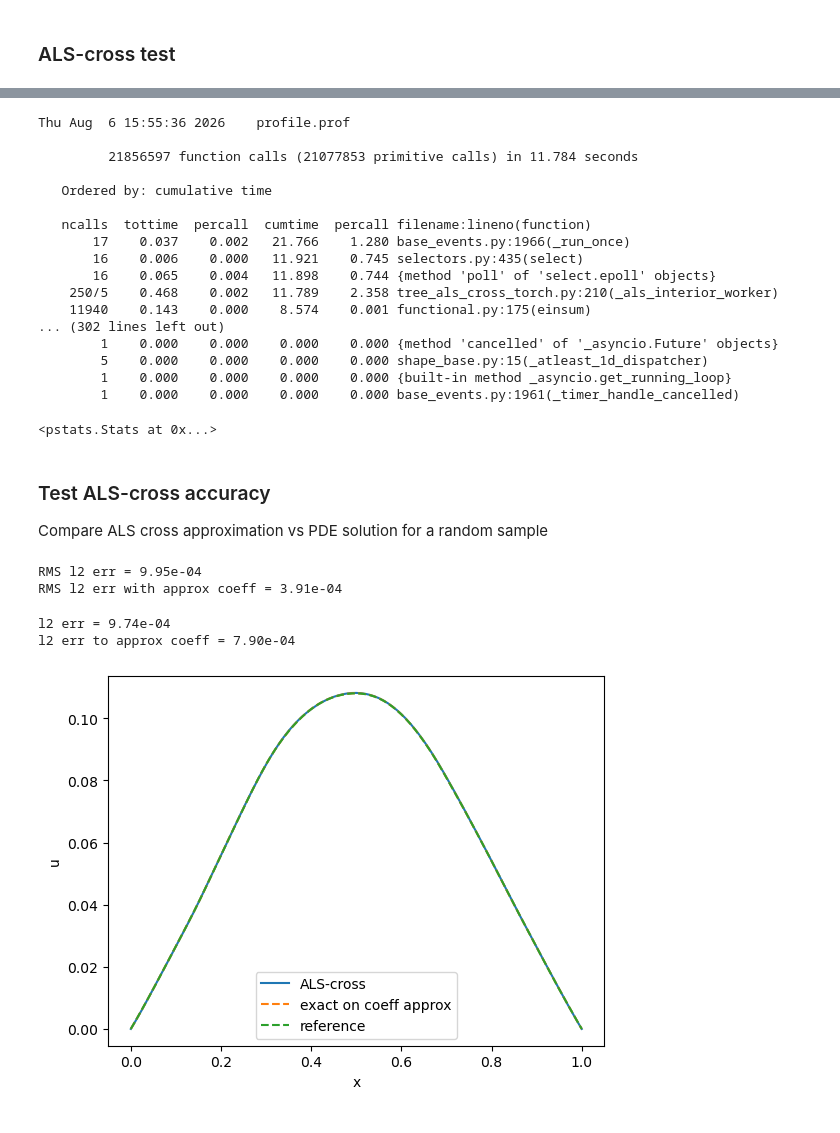
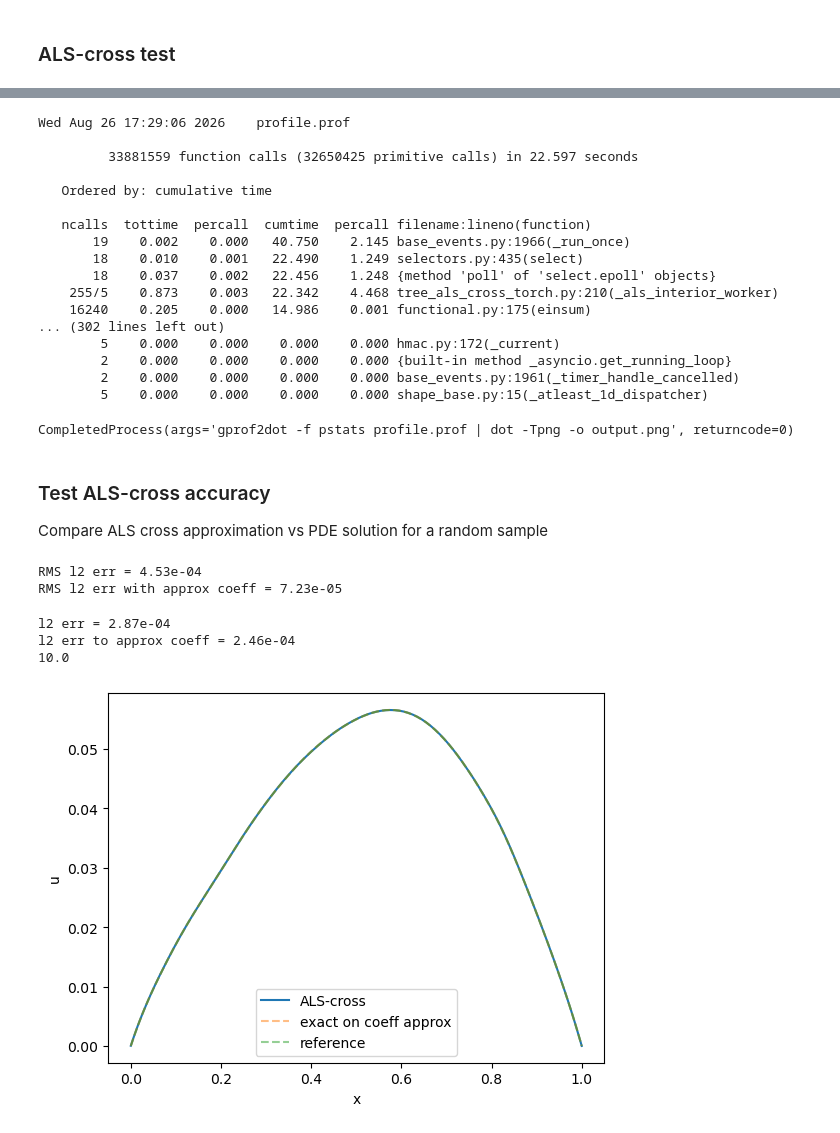
Before and after one commit to huberbenno/TT-IRT, a Jupyter notebook: python/htucker/tree_als_cross_torch_test.ipynb, the cells around one changed output, grey strips where cells are left out. Drawn from its saved outputs; the diff is of its cells as text; code cells hidden in the pictures.

```diff
--- a/python/htucker/tree_als_cross_torch_test.ipynb
+++ b/python/htucker/tree_als_cross_torch_test.ipynb
@@ -117,7 +117,7 @@ Solve the PDE using P1 finite elements for a random parameter
 Nx = 200    # spatial resolution
 Ny = 5       # parameter resolution
 n_a_param = 50 # number of parameters for diffusion coeff
-n_param = n_a_param
+n_param = n_a_param + 1
 offset = 3   # parameter mean
 var = 4       # 'variance' of the parameters
 v_min, v_max = -10, 10
@@ -126,8 +126,8 @@ v_min, v_max = -10, 10
 rng = np.random.default_rng()
 y = rng.uniform(0, Ny-1, n_a_param)
 v = rng.uniform(v_min, v_max)
-# X = np.hstack([np.arange(Nx).reshape((-1,1)), np.zeros((Nx,1)), np.tile(y, [Nx,1])])
-X = np.hstack([np.arange(Nx).reshape((-1,1)), np.tile(y, [Nx,1])])
+X = np.hstack([np.arange(Nx).reshape((-1,1)), np.zeros((Nx,1)), np.tile(y, [Nx,1])])
+# X = np.hstack([np.arange(Nx).reshape((-1,1)), np.tile(y, [Nx,1])])
 
 cfun = diffusion_coeff(Nx, Ny, offset, var)
 
@@ -135,8 +135,8 @@ C_true = cfun(X)
 
 PDE_fun = SimplePDE(Nx)
 
-U = PDE_fun.solve([[C_true.reshape(-1,1), np.ones((1,1))], [np.ones((1,1))]])
-# U = PDE_fun.solve([[C_true.reshape(-1,1), v * np.ones((1,1)), np.ones((1,1))], [np.ones((1,1))]])
+# U = PDE_fun.solve([[C_true.reshape(-1,1), np.ones((1,1))], [np.ones((1,1))]])
+U = PDE_fun.solve([[C_true.reshape(-1,1), v * np.ones((1,1)), np.ones((1,1))], [np.ones((1,1))]])
 U = np.ravel(U[0])
 
 fig, ax = plt.subplots()
@@ -237,8 +237,8 @@ RMS l2 err = 4.54e-02
 # %%
 # tensor for convection
 C_v = TreeBasedTensor.ones(tree, (1,) + param_shape, dtype=torch.float64)
-C_v.cores[C_v.tree.dim2leaf(1)] = np.linspace(v_min,v_max, Ny).reshape(-1,1)
-C_v.cores[C_v.tree.dim2leaf(1)] = np.zeros(Ny).reshape(-1,1)
+C_v.cores[C_v.tree.dim2leaf(1)] = torch.linspace(v_min,v_max, Ny, dtype=torch.float64).reshape(-1,1)
+# C_v.cores[C_v.tree.dim2leaf(1)] = torch.zeros(Ny, dtype=torch.float64).reshape(-1,1)
 
 # helper tensor that is constant 1
 C_const = TreeBasedTensor.ones(tree, (1,) + param_shape, dtype=torch.float64)
@@ -250,16 +250,16 @@ from tree_als_cross_torch import TreeALSCross
 import cProfile
 
 test = TreeALSCross(
-  [C_a, C_const],
+  [C_a, C_v, C_const],
   [C_const],
   PDE_fun,
   rinit=0,
   verbose=1,
-  kickrank=5
+  kickrank=10
   )
 
-stats = cProfile.run('test.run(n_iter=5)', 'profile.prof')
-# test.run(n_iter=3)
+# stats = cProfile.run('test.run(n_iter=5)', 'profile.prof')
+test.run(n_iter=3)
 
 u = test.get_tensor()
 # %% [output]
@@ -277,27 +277,29 @@ Init finished
 # %%
 import pstats
 from pstats import SortKey
+import subprocess
 p = pstats.Stats('profile.prof')
 p.strip_dirs().sort_stats('cumtime').print_stats()
+subprocess.run('gprof2dot -f pstats profile.prof | dot -Tpng -o output.png', shell=True)
 # %% [output]
-Thu Aug  6 15:55:36 2026    profile.prof
+Wed Aug 26 17:29:06 2026    profile.prof
 
-         21856597 function calls (21077853 primitive calls) in 11.784 seconds
+         33881559 function calls (32650425 primitive calls) in 22.597 seconds
 
    Ordered by: cumulative time
 
    ncalls  tottime  percall  cumtime  percall filename:lineno(function)
-       17    0.037    0.002   21.766    1.280 base_events.py:1966(_run_once)
-       16    0.006    0.000   11.921    0.745 selectors.py:435(select)
-       16    0.065    0.004   11.898    0.744 {method 'poll' of 'select.epoll' objects}
-    250/5    0.468    0.002   11.789    2.358 tree_als_cross_torch.py:210(_als_interior_worker)
-    11940    0.143    0.000    8.574    0.001 functional.py:175(einsum)
+       19    0.002    0.000   40.750    2.145 base_events.py:1966(_run_once)
+       18    0.010    0.001   22.490    1.249 selectors.py:435(select)
+       18    0.037    0.002   22.456    1.248 {method 'poll' of 'select.epoll' objects}
+    255/5    0.873    0.003   22.342    4.468 tree_als_cross_torch.py:210(_als_interior_worker)
+    16240    0.205    0.000   14.986    0.001 functional.py:175(einsum)
 ... (302 lines left out)
-        1    0.000    0.000    0.000    0.000 {method 'cancelled' of '_asyncio.Future' objects}
+        5    0.000    0.000    0.000    0.000 hmac.py:172(_current)
+        2    0.000    0.000    0.000    0.000 {built-in method _asyncio.get_running_loop}
+        2    0.000    0.000    0.000    0.000 base_events.py:1961(_timer_handle_cancelled)
         5    0.000    0.000    0.000    0.000 shape_base.py:15(_atleast_1d_dispatcher)
-        1    0.000    0.000    0.000    0.000 {built-in method _asyncio.get_running_loop}
-        1    0.000    0.000    0.000    0.000 base_events.py:1961(_timer_handle_cancelled)
-<pstats.Stats at 0x...>
+CompletedProcess(args='gprof2dot -f pstats profile.prof | dot -Tpng -o output.png', returncode=0)
 # %% [markdown]
 ### Test ALS-cross accuracy
 
@@ -314,9 +316,8 @@ for n in range(N_MC):
 
   C_a_true = cfun(X) # compute true coeff
   v_true = np.linspace(v_min,v_max,Ny)[y[0]]
-  v_true=0
 
-  U = PDE_fun.solve([[C_a_true.reshape(-1,1), np.zeros((1,1))], [np.zeros((1,1))]]) # solve PDE
+  U = PDE_fun.solve([[C_a_true.reshape(-1,1), v_true * np.ones((1,1)), np.zeros((1,1))], [np.zeros((1,1))]]) # solve PDE
   U = np.ravel(U)
 
   # eval ALS-cross
@@ -324,7 +325,7 @@ for n in range(N_MC):
   err += np.sum(np.square(U - U_eval))
 
   C_eval = np.ravel(C_a[:, *y[:]])
-  U_c = PDE_fun.solve([[C_eval.reshape(-1,1), np.zeros((1,1))], [np.zeros((1,1))]]) # solve PDE
+  U_c = PDE_fun.solve([[C_eval.reshape(-1,1), v_true * np.ones((1,1)), np.zeros((1,1))], [np.zeros((1,1))]]) # solve PDE
   U_c = np.ravel(U_c)
   err_c += np.sum(np.square(U - U_c))
 
@@ -334,40 +335,41 @@ err_c = np.sqrt(err_c / N_MC)
 print(f'RMS l2 err = {err:.2e}')
 print(f'RMS l2 err with approx coeff = {err_c:.2e}')
 # %% [output]
-RMS l2 err = 9.95e-04
-RMS l2 err with approx coeff = 3.91e-04
+RMS l2 err = 4.53e-04
+RMS l2 err with approx coeff = 7.23e-05
 # %%
 # get random parameter
 y = rng.integers(0, Ny, n_param)
 X = np.hstack([np.arange(Nx).reshape((-1,1)), np.tile(y, [Nx,1])])
 
 C_a_true = cfun(X) # compute true coeff
 v_true = np.linspace(v_min,v_max,Ny)[y[0]]
-v_true = 0
 
-U = PDE_fun.solve([[C_a_true.reshape(-1,1), np.zeros((1,1))], [np.zeros((1,1))]]) # solve PDE
+U = PDE_fun.solve([[C_a_true.reshape(-1,1), v_true * np.ones((1,1)), np.zeros((1,1))], [np.zeros((1,1))]]) # solve PDE
 U = np.ravel(U)
 
 C_eval = np.ravel(C_a[:, *y[:]])
-U_c = PDE_fun.solve([[C_eval.reshape(-1,1), np.zeros((1,1))], [np.zeros((1,1))]]) # solve PDE
+U_c = PDE_fun.solve([[C_eval.reshape(-1,1), v_true * np.ones((1,1)), np.zeros((1,1))], [np.zeros((1,1))]]) # solve PDE
 U_c = np.ravel(U_c)
 
 # eval ALS-cross
 U_eval = np.ravel(u[:, *y])
 
 fig, ax = plt.subplots()
 
 x = np.arange(0, Nx+1) / Nx
 ax.plot(x, U_eval, label='ALS-cross')
-ax.plot(x, U_c, ls='dashed', label='exact on coeff approx')
-ax.plot(x, U, ls='dashed', label='reference')
+ax.plot(x, U_c, ls='dashed', label='exact on coeff approx', alpha=.5)
+ax.plot(x, U, ls='dashed', label='reference', alpha=.5)
 ax.set_xlabel('x')
 ax.set_ylabel('u')
 ax.legend()
 
 print(f'l2 err = {np.linalg.norm(U-U_eval):.2e}')
 print(f'l2 err to approx coeff = {np.linalg.norm(U_c-U_eval):.2e}')
+print(v_true)
 # %% [output]
-l2 err = 9.74e-04
-l2 err to approx coeff = 7.90e-04
+l2 err = 2.87e-04
+l2 err to approx coeff = 2.46e-04
+10.0
-[figure, old version]
+[figure, new version]
```
Also changed, not shown: parts of 5 cells of this notebook, 1 other file.
